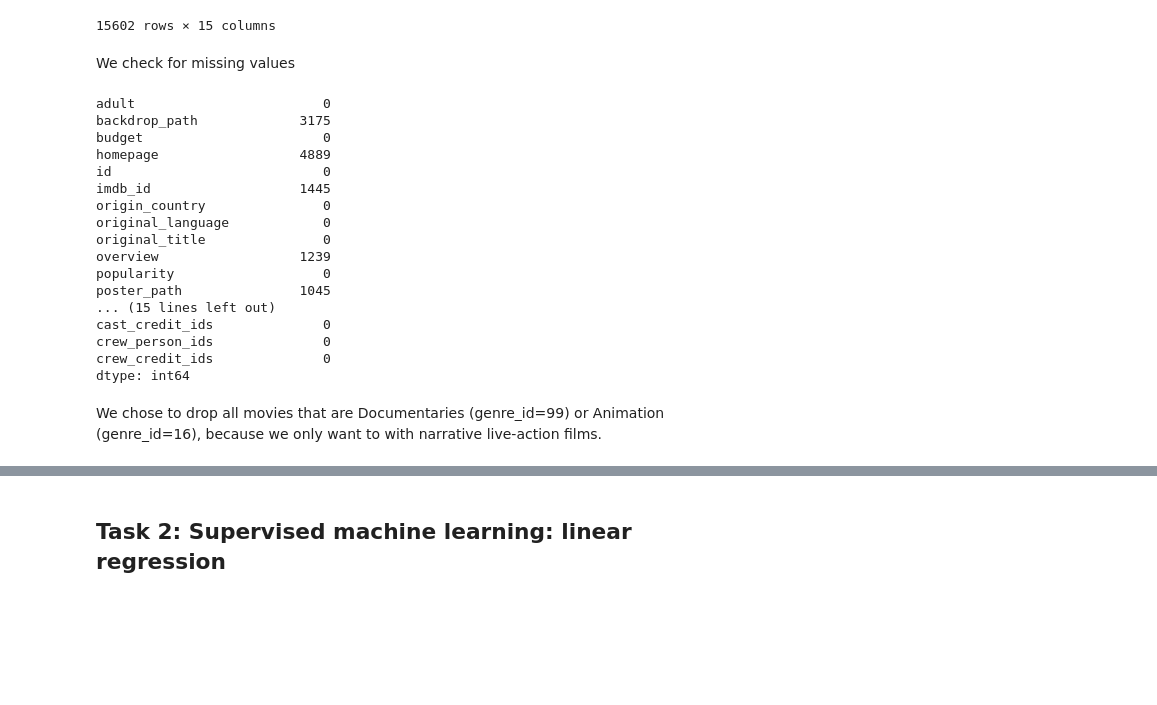
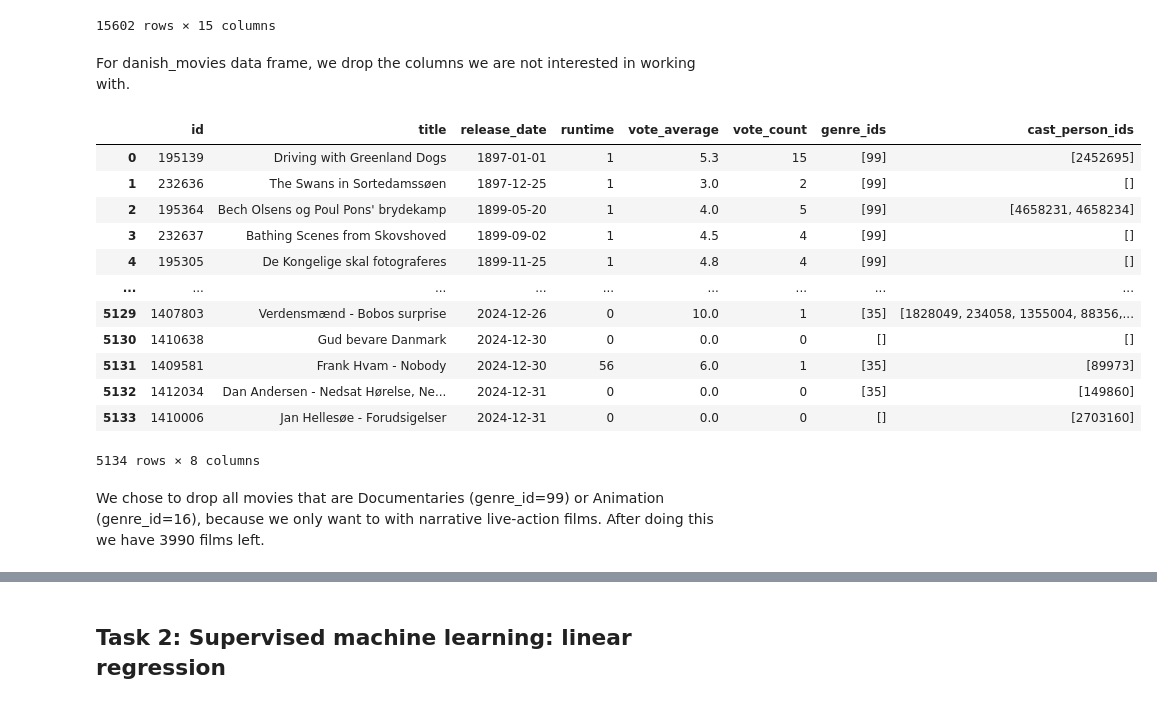
Before and after one commit to pbollhorn/bi-group-5-and-9, a Jupyter notebook: mp3/mini_project_3.ipynb, the cells around one changed output, grey strips where cells are left out. Drawn from its saved outputs; the diff is of its cells as text; code cells hidden in the pictures; blank space fills up the shorter version.

Commit message:
columns_to_keep instead of columns_to_drop

```diff
--- a/mp3/mini_project_3.ipynb
+++ b/mp3/mini_project_3.ipynb
@@ -116,25 +116,3 @@ None
 | 15600 | 5706467 | {1019835} | False | [] | NaN | NaN | NaN | 0 | NaN | ... |
 | 15601 | 5706529 | {16059} | False | [] | NaN | NaN | NaN | 0 | NaN | ... |
 15602 rows × 15 columns
-# %% [markdown]
-We check for missing values
-# %%
-danish_movies.isna().sum()
-# %% [output]
-adult                        0
-backdrop_path             3175
-budget                       0
-homepage                  4889
-id                           0
-imdb_id                   1445
-origin_country               0
-original_language            0
-original_title               0
-overview                  1239
-popularity                   0
-poster_path               1045
-... (15 lines left out)
-cast_credit_ids              0
-crew_person_ids              0
-crew_credit_ids              0
-dtype: int64
@@ -144,3 +119,24 @@ danish_movies['genre_ids'] = danish_movies['genre_ids'].apply(ast.literal_eval)
+# %% [markdown]
+For danish_movies data frame, we drop the columns we are not interested in working with.
+# %%
+columns_to_keep = ['id', 'title', 'release_date', 'runtime', 'vote_average', 'vote_count', 'genre_ids', 'cast_person_ids']
+danish_movies = danish_movies[columns_to_keep]
+danish_movies
+# %% [output]
+|  | id | title | release_date | runtime | vote_average | vote_count | genre_ids | cast_person_ids |
+| 0 | 195139 | Driving with Greenland Dogs | 1897-01-01 | 1 | 5.3 | 15 | [99] | [2452695] |
+| 1 | 232636 | The Swans in Sortedamssøen | 1897-12-25 | 1 | 3.0 | 2 | [99] | [] |
+| 2 | 195364 | Bech Olsens og Poul Pons' brydekamp | 1899-05-20 | 1 | 4.0 | 5 | [99] | [4658231, 4658234] |
+| 3 | 232637 | Bathing Scenes from Skovshoved | 1899-09-02 | 1 | 4.5 | 4 | [99] | [] |
+| 4 | 195305 | De Kongelige skal fotograferes | 1899-11-25 | 1 | 4.8 | 4 | [99] | [] |
+| ... | ... | ... | ... | ... | ... | ... | ... | ... |
+| 5129 | 1407803 | Verdensmænd - Bobos surprise | 2024-12-26 | 0 | 10.0 | 1 | [35] | [1828049, 234058, 1355004, 88356,... |
+| 5130 | 1410638 | Gud bevare Danmark | 2024-12-30 | 0 | 0.0 | 0 | [] | [] |
+| 5131 | 1409581 | Frank Hvam - Nobody | 2024-12-30 | 56 | 6.0 | 1 | [35] | [89973] |
+| 5132 | 1412034 | Dan Andersen - Nedsat Hørelse, Ne... | 2024-12-31 | 0 | 0.0 | 0 | [35] | [149860] |
+| 5133 | 1410006 | Jan Hellesøe - Forudsigelser | 2024-12-31 | 0 | 0.0 | 0 | [] | [2703160] |
+5134 rows × 8 columns
 # %% [markdown]
 We chose to drop all movies that are Documentaries (genre_id=99) or Animation (genre_id=16), because we only want to with narrative live-action films.
+After doing this we have 3990 films left.
 # %%
```
Also changed, not shown: parts of 3 cells of this notebook.
